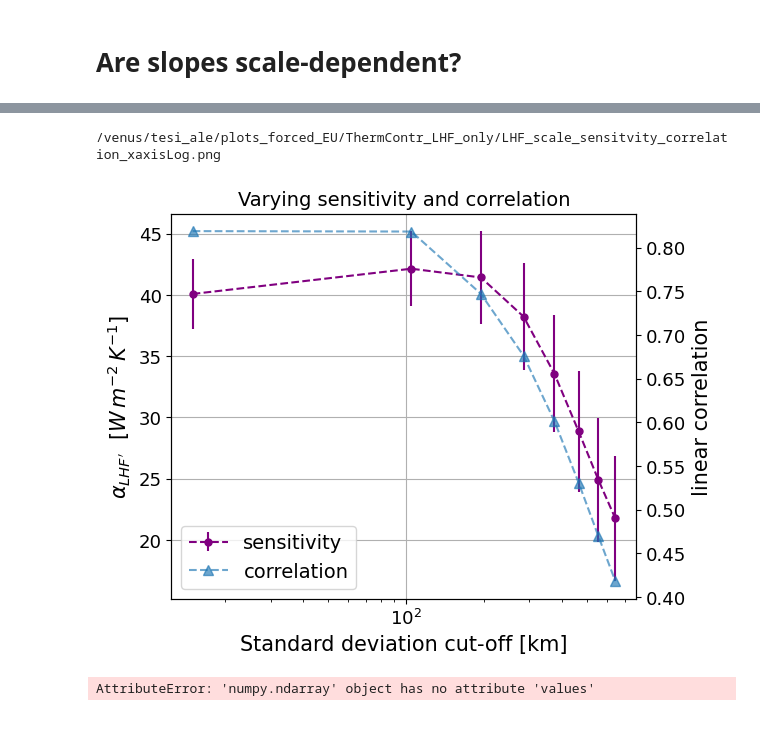
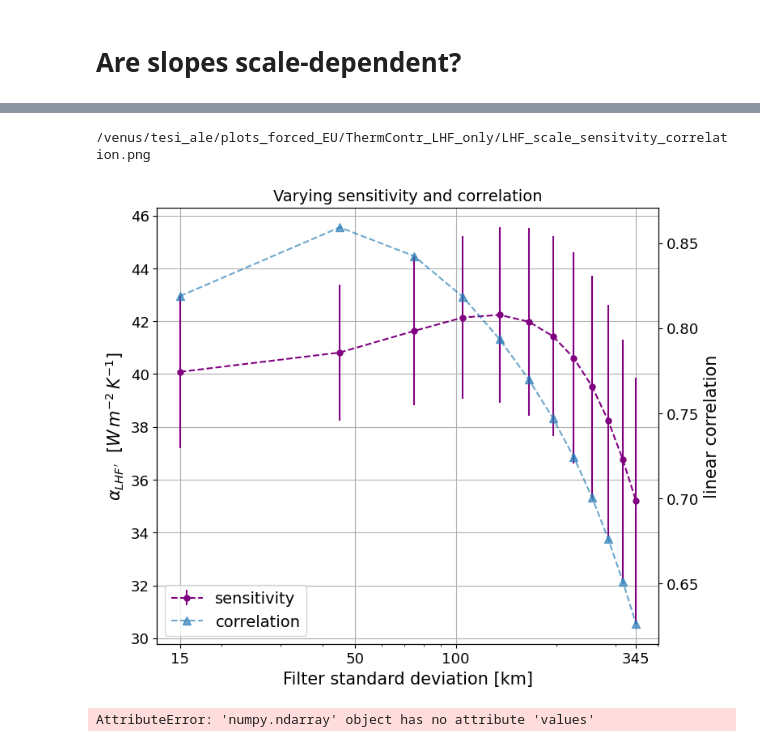
Before and after one commit to meteorologopazzo/thesis_material, a Jupyter notebook: EURECA_scripts/forced_scripts/ThermContr_LH_only_FORCED.ipynb, the cells around one changed output, grey strips where cells are left out. Saved outputs shown, nothing was run; the diff lists cells and outputs as text; code cells hidden in the pictures.

Commit message:
saw smaller scales in correlations and sensitivities 09.01.25

```diff
--- a/EURECA_scripts/forced_scripts/ThermContr_LH_only_FORCED.ipynb
+++ b/EURECA_scripts/forced_scripts/ThermContr_LH_only_FORCED.ipynb
@@ -76,6 +76,11 @@ ds = xr.open_mfdataset(fname_list, concat_dim='Time', combine='nested')
 # %%
 minlon = -60.; maxlon = -51.
 minlat = 0.; maxlat = 17.
+
+# select domain
+mask_lon = (ds.XLONG >= minlon) & (ds.XLONG <= maxlon)
+mask_lat = (ds.XLAT >= minlat) & (ds.XLAT <= maxlat)
+ds = ds.where(mask_lon & mask_lat, drop=True)
 # %%
 # def lon lat time
 lon = ds['XLONG'][0].values
@@ -115,10 +120,10 @@ cont2 = plt.contourf(lon, lat, dhatch_mask, levels=[0.9, 1.1], hatches=['...'],
 # %% [output]
 [figure]
 # %%
-# select domain
+'''# select domaina
 mask_lon = (ds.XLONG >= minlon) & (ds.XLONG <= maxlon)
 mask_lat = (ds.XLAT >= minlat) & (ds.XLAT <= maxlat)
-ds = ds.where(mask_lon & mask_lat, drop=True)
+ds = ds.where(mask_lon & mask_lat, drop=True)'''
 # %%
 # daily variables
 sst_day = ds['SST'].groupby('XTIME.day').mean().values*seamask - 273.15 # °C
@@ -349,7 +354,7 @@ del filename
 # %% [markdown]
 # Are slopes scale-dependent?
 # %%
-scales = np.arange(5, 240, 30)
+scales = np.arange(5, 120, 10)
 scales_km = list(3*scales)
 scales_km = [str(i) for i in scales_km]
 # scales_km = [str(i)+' km' for i in scales_km]
@@ -416,7 +421,7 @@ slopes_only = [fit_results.loc['fit', scales[i]].slope for i in range(len(scales
 sigma_slope = [fit_results.loc['sigmas', scales[i]][0] for i in range(len(scales))]
 corr = [fit_results.loc['corr', scales[i]] for i in range(len(scales))]
 # %%
-fig, ax = plt.subplots(1,1,figsize=(6,5))
+fig, ax = plt.subplots(1,1,figsize=(8,7))
 
 # slopes_plot = ax.errorbar(scales, slopes_only, yerr=sigma_slope, xerr=None, color='r', label='std dev.')#, marker='s', mfc='red',mec='green', ms=20, mew=4)
 slopes_plot = ax.errorbar(
@@ -436,34 +441,36 @@ ax.set_xscale('log')
 
 # ax.set_xticks(scales)
 # ax.set_xticklabels(scales_km)
-ax.set_xlabel('Standard deviation cut-off [km]', fontsize=15)
+ax.set_xlabel('Filter standard deviation [km]', fontsize=15)
 ax.grid()
 
 ax.tick_params(axis='both', which='major', labelsize=13)
 
 
 #################################################
 
 ax1 = ax.twinx()
 corr_plot = ax1.plot(3*scales, corr, '^--', markersize=7, label='correlation', alpha=0.65)
 ax1.set_ylabel('linear correlation', fontsize=15)
 ax1.set_xscale('log')
+ax1.set_xticks([3*scales[0], 50, 100, 3*scales[-1]])  # Example for adding multiple ticks
+ax1.set_xticklabels([str(3*scales[0]), '50', '100', str(3*scales[-1])])
 
 lines, labels = ax.get_legend_handles_labels()
 lines2, labels2 = ax1.get_legend_handles_labels()
 ax1.legend(lines + lines2, labels + labels2, loc='lower left', fontsize=14)
 
 
 ax1.tick_params(axis='both', which='major', labelsize=13)
 
 plt.title('Varying sensitivity and correlation', fontsize=14)
 
 
 path_img = '/venus/tesi_ale/plots_forced_EU/ThermContr_LHF_only/'
 filename = path_img + 'LHF_scale_sensitvity_correlation.png'
 # plt.savefig(filename)
 print(filename)
 del filename
 # %% [output]
-/venus/tesi_ale/plots_forced_EU/ThermContr_LHF_only/LHF_scale_sensitvity_correlation_xaxisLog.png
+/venus/tesi_ale/plots_forced_EU/ThermContr_LHF_only/LHF_scale_sensitvity_correlation.png
-[figure, old version]
+[figure, new version]
```
Also changed, not shown: parts of 4 cells of this notebook, 1 other file.
